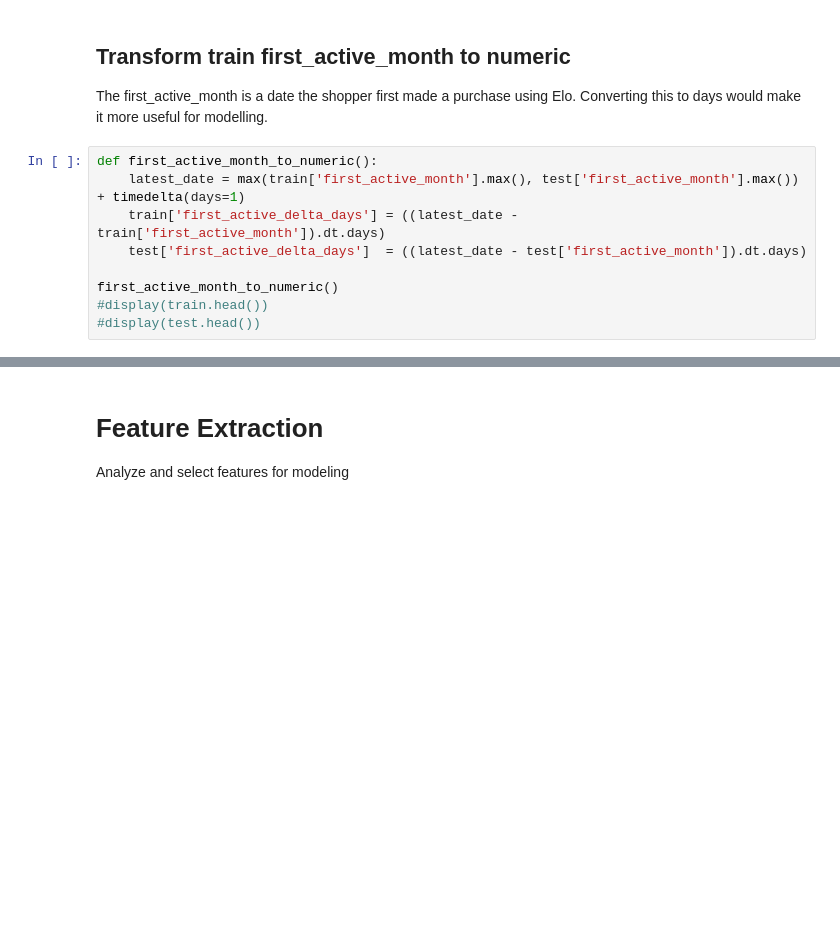
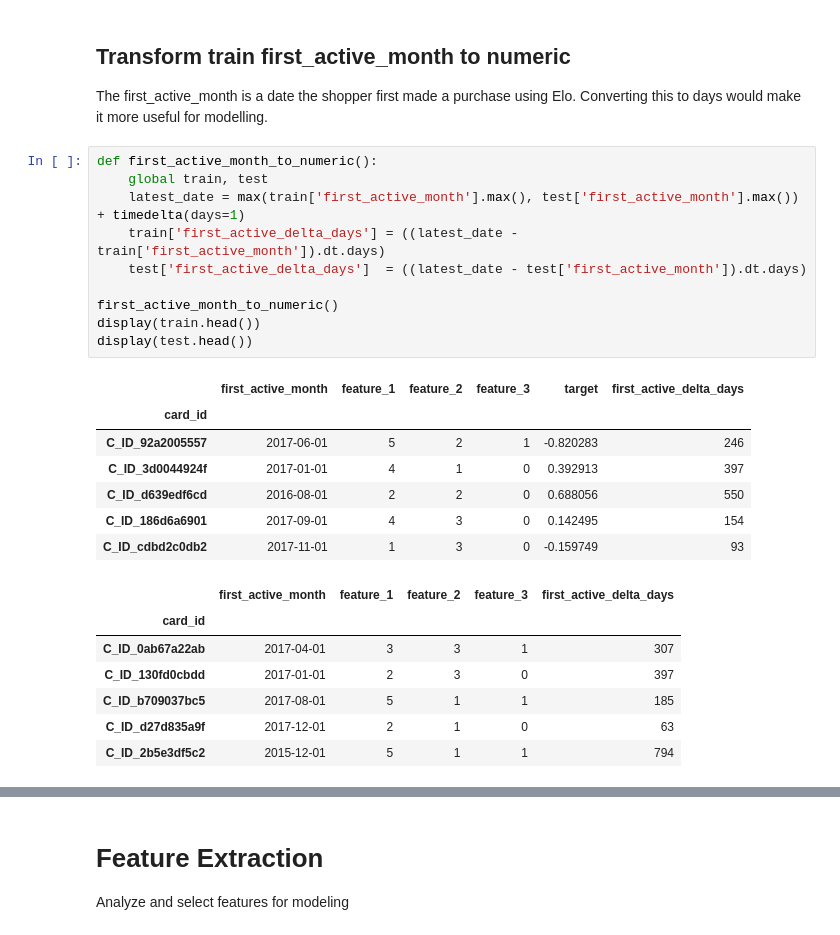
Before and after one commit to kevinhanna/Elo_kaggle, a Jupyter notebook: Team 3 Group Project.ipynb, the cells around one changed output, grey strips where cells are left out. Drawn from its saved outputs; the diff is of its cells as text; blank space fills up the shorter version.

```diff
--- a/Team 3 Group Project.ipynb
+++ b/Team 3 Group Project.ipynb
@@ -178,10 +178,26 @@ fig1.show()
 The first_active_month is a date the shopper first made a purchase using Elo.  Converting this to days would make it more useful for modelling.
 # %%
 def first_active_month_to_numeric():
+    global train, test
     latest_date = max(train['first_active_month'].max(), test['first_active_month'].max()) + timedelta(days=1)
     train['first_active_delta_days'] = ((latest_date - train['first_active_month']).dt.days)
     test['first_active_delta_days']  = ((latest_date - test['first_active_month']).dt.days)
 
 first_active_month_to_numeric()
-#display(train.head())
-#display(test.head())
+display(train.head())
+display(test.head())
+# %% [output]
+|  | first_active_month | feature_1 | feature_2 | feature_3 | target | first_active_delta_days |
+| card_id |  |  |  |  |  |  |
+| C_ID_92a2005557 | 2017-06-01 | 5 | 2 | 1 | -0.820283 | 246 |
+| C_ID_3d0044924f | 2017-01-01 | 4 | 1 | 0 | 0.392913 | 397 |
+| C_ID_d639edf6cd | 2016-08-01 | 2 | 2 | 0 | 0.688056 | 550 |
+| C_ID_186d6a6901 | 2017-09-01 | 4 | 3 | 0 | 0.142495 | 154 |
+| C_ID_cdbd2c0db2 | 2017-11-01 | 1 | 3 | 0 | -0.159749 | 93 |
+|  | first_active_month | feature_1 | feature_2 | feature_3 | first_active_delta_days |
+| card_id |  |  |  |  |  |
+| C_ID_0ab67a22ab | 2017-04-01 | 3 | 3 | 1 | 307 |
+| C_ID_130fd0cbdd | 2017-01-01 | 2 | 3 | 0 | 397 |
+| C_ID_b709037bc5 | 2017-08-01 | 5 | 1 | 1 | 185 |
+| C_ID_d27d835a9f | 2017-12-01 | 2 | 1 | 0 | 63 |
+| C_ID_2b5e3df5c2 | 2015-12-01 | 5 | 1 | 1 | 794 |
```
Also changed, not shown: parts of 8 cells of this notebook.
